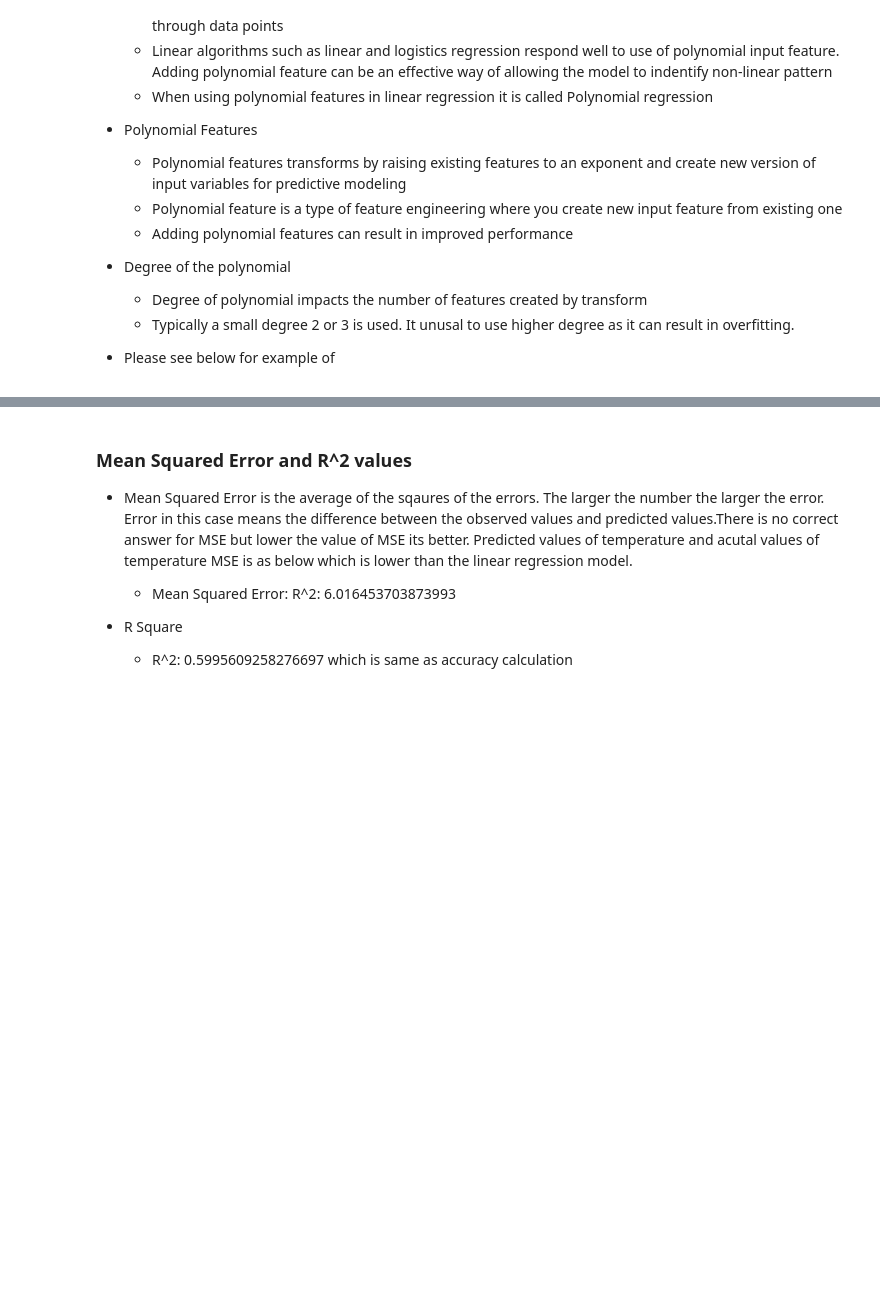
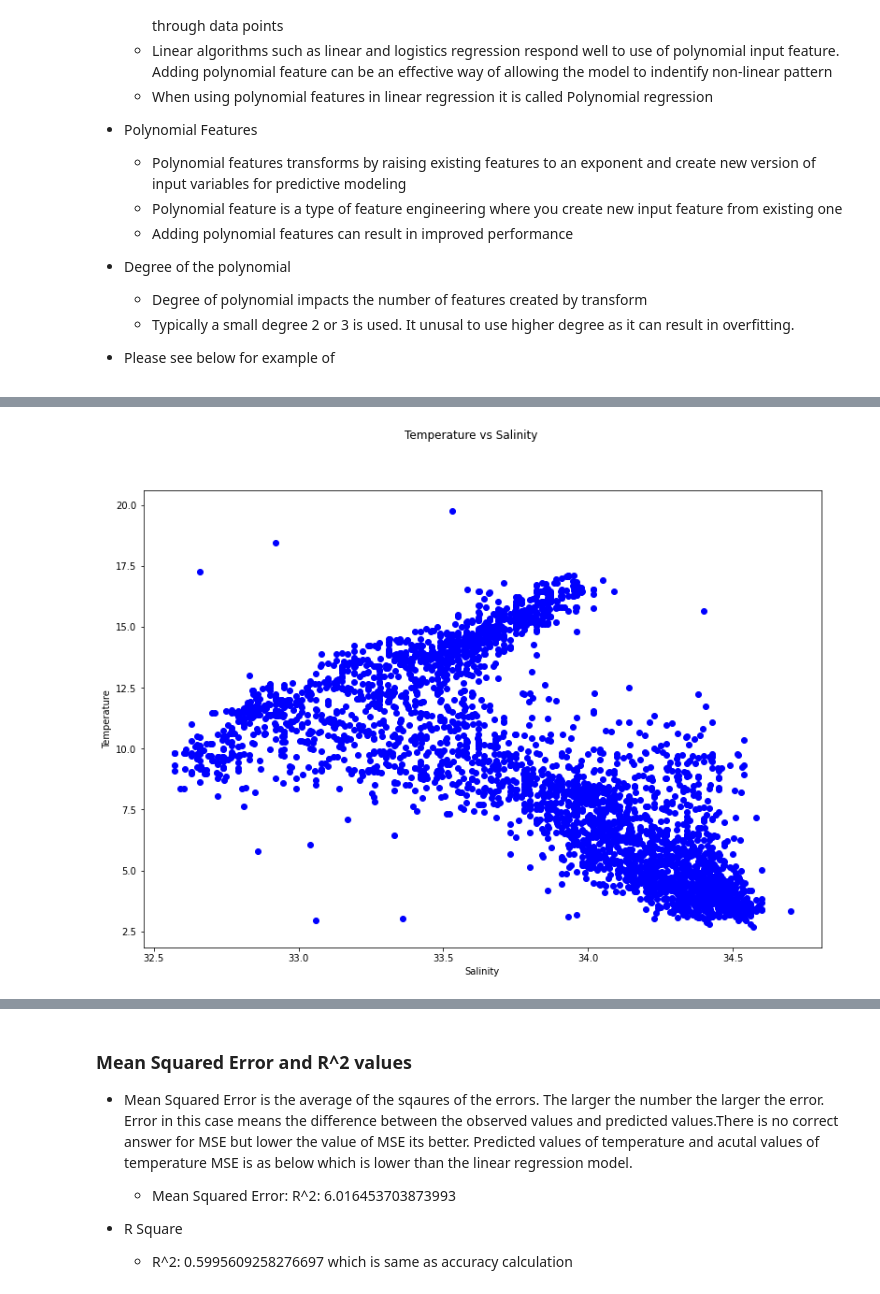
Before and after one commit to rooplaxmidesai/homework, a Jupyter notebook: week_13/week13_homework.ipynb, the cells around one changed output, grey strips where cells are left out. Saved outputs shown, nothing was run; the diff lists cells and outputs as text; code cells hidden in the pictures; blank space fills up the shorter version.

```diff
--- a/week_13/week13_homework.ipynb
+++ b/week_13/week13_homework.ipynb
@@ -295,14 +393,16 @@ for d in degrees:
 # %%
 plt.figure(figsize=(13,9))
 #using the train and test data created using train_test_split
 plt.scatter(X_train,y_train,color='blue')
 
 #Without using split
 #plt.scatter(X_salinity,y_temp,color='blue')
-plt.suptile("Temperature vs Salinity")
+plt.suptitle("Temperature vs Salinity")
 plt.xlabel("Salinity")
 plt.ylabel("Temperature")
 plt.show()
+# %% [output]
+[figure, added]
 # %%
 poly_reg = PolynomialFeatures(degree=3)
 linreg = LinearRegression()
```
Also changed, not shown: parts of 22 cells of this notebook.
